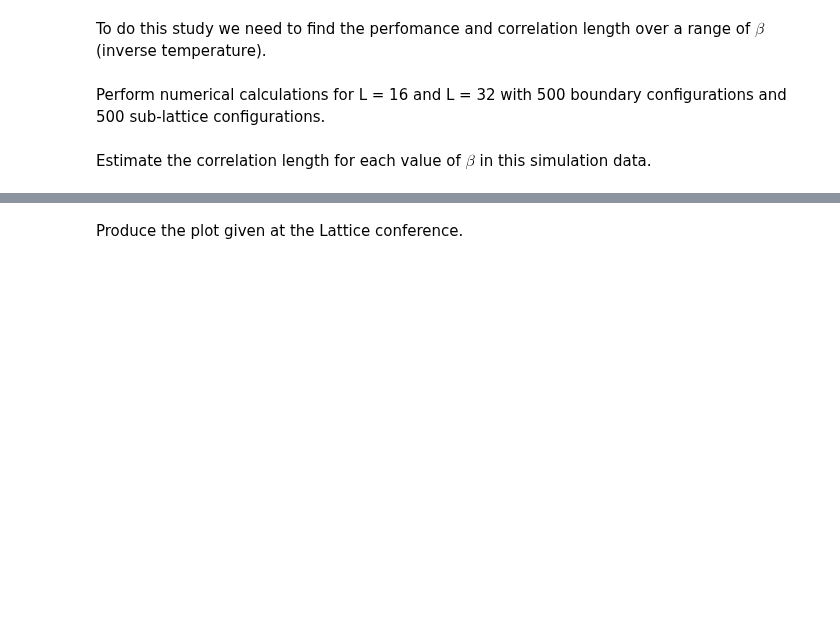
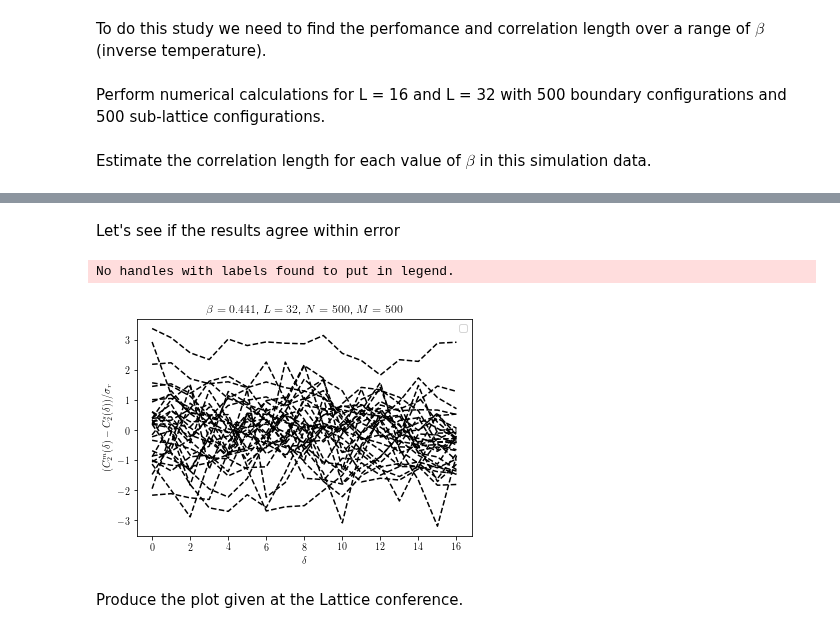
Before and after one commit to BenKMorley/Multilevel_notebook, a Jupyter notebook: Multilevel_Ising.ipynb, the cells around one changed output, grey strips where cells are left out. Saved outputs shown, nothing was run; the diff lists cells and outputs as text; code cells hidden in the pictures; blank space fills up the shorter version.

```diff
--- a/Multilevel_Ising.ipynb
+++ b/Multilevel_Ising.ipynb
@@ -1150,3 +1191,30 @@ for L in [L // 2, L]:
+# %% [markdown]
+Let's see if the results agree within error
+# %%
+for beta_index, beta in enumerate(betas):
+    single_means = numpy.mean(results[beta_index, 0], axis=1)
+    single_stds = numpy.std(results[beta_index, 0], axis=1)
+
+    multi_means = numpy.mean(results[beta_index, 1], axis=1)
+    multi_stds = numpy.std(results[beta_index, 1], axis=1)
+
+    # Add the errors in quaderature
+    overall_stds = numpy.sqrt(multi_stds ** 2 + single_stds ** 2)
+
+    deltas = numpy.arange(L // 2 + 1)
+
+    ys = (multi_means - single_means) / overall_stds
+    plt.plot(deltas, ys, ls='--', color='k')
+
+    plt.xlabel(r'$\delta$')
+    plt.ylabel(r'$(C_2^m(\delta) - C_2^s(\delta)) / \sigma_r(\delta)$')
+    plt.title(rf'$\beta = {beta:.3f}$, $L={L}$, $N=500$, $M=500$')
+
+plt.legend()
+plt.savefig(f'{base_directory}graphs/pulls_graph.pdf')
+# %% [output]
+No handles with labels found to put in legend.
+[figure, added]
 # %% [markdown]
 Produce the plot given at the Lattice conference.
 # %%
```
Also changed, not shown: parts of 10 cells of this notebook.
